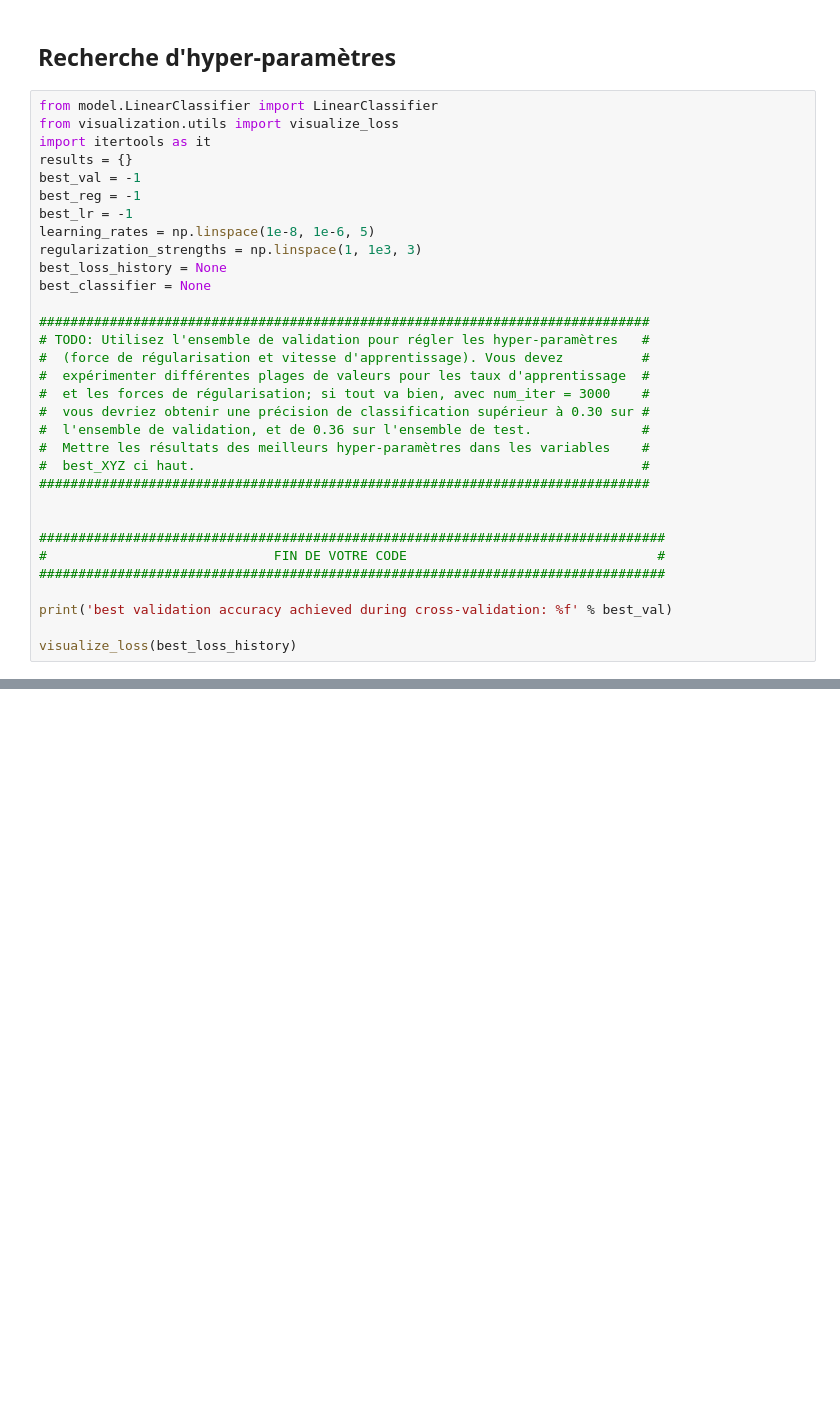
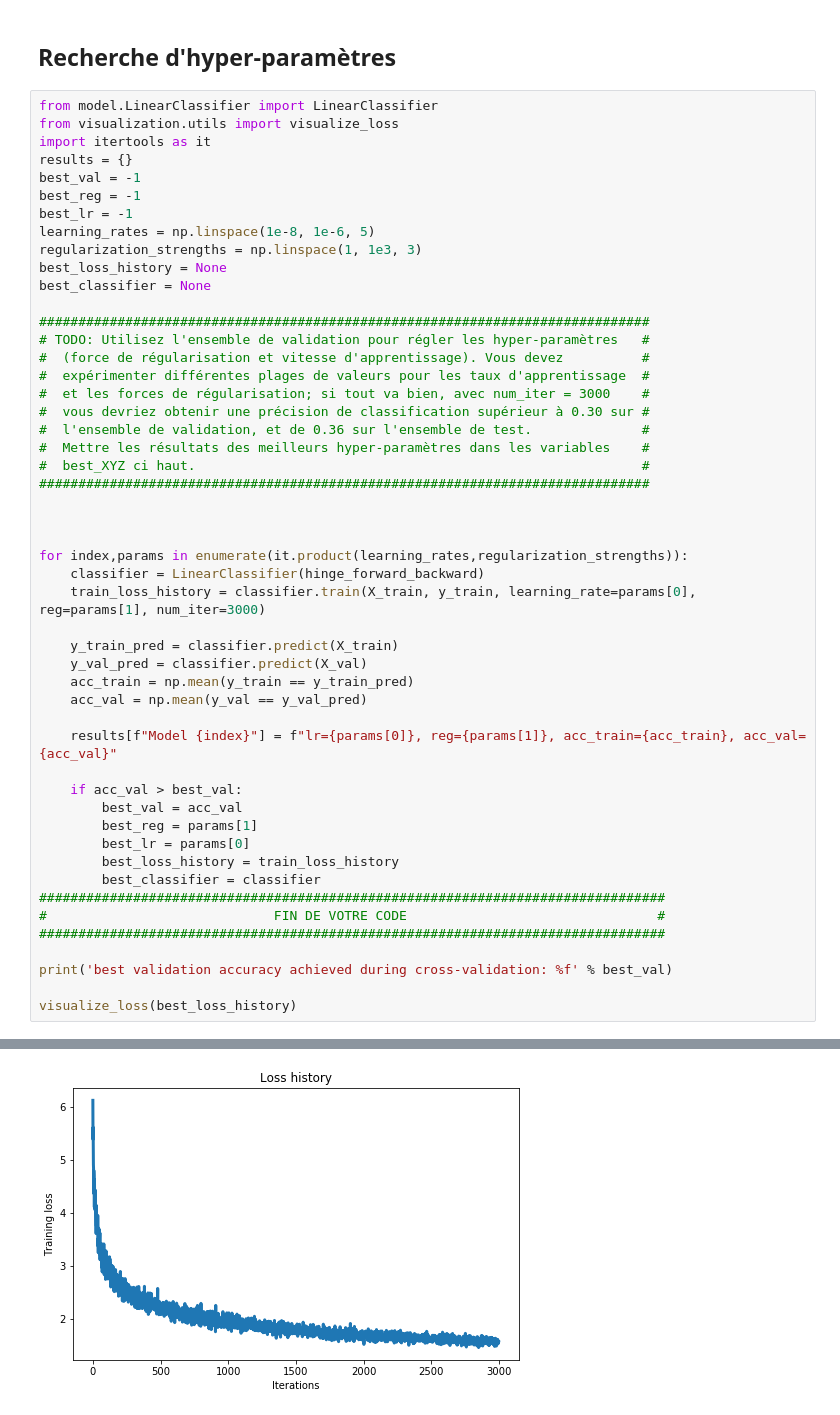
Before and after one commit to djeffkanda/fully_connected_nn_numpy, a Jupyter notebook: prog/tp1_hinge.ipynb, the cells around one changed output, grey strips where cells are left out. Saved outputs shown, nothing was run; the diff lists cells and outputs as text; blank space fills up the shorter version.

```diff
--- a/prog/tp1_hinge.ipynb
+++ b/prog/tp1_hinge.ipynb
@@ -429,6 +430,24 @@ best_classifier = None
 ##############################################################################
 
 
+
+for index,params in enumerate(it.product(learning_rates,regularization_strengths)):
+    classifier = LinearClassifier(hinge_forward_backward)
+    train_loss_history = classifier.train(X_train, y_train, learning_rate=params[0], reg=params[1], num_iter=3000)
+
+    y_train_pred = classifier.predict(X_train)
+    y_val_pred = classifier.predict(X_val)
+    acc_train = np.mean(y_train == y_train_pred)
+    acc_val = np.mean(y_val == y_val_pred)
+
+    results[f"Model {index}"] = f"lr={params[0]}, reg={params[1]}, acc_train={acc_train}, acc_val={acc_val}"
+
+    if acc_val > best_val:
+        best_val = acc_val
+        best_reg = params[1]
+        best_lr = params[0]
+        best_loss_history = train_loss_history
+        best_classifier = classifier
 ################################################################################
 #                             FIN DE VOTRE CODE                                #
 ################################################################################
@@ -436,3 +455,4 @@ best_classifier = None
 print('best validation accuracy achieved during cross-validation: %f' % best_val)
 
 visualize_loss(best_loss_history)
+# %% [output]
@@ -438,0 +460 @@ visualize_loss(best_loss_history)
+[figure, added]
```
Also changed, not shown: parts of 10 cells of this notebook.
